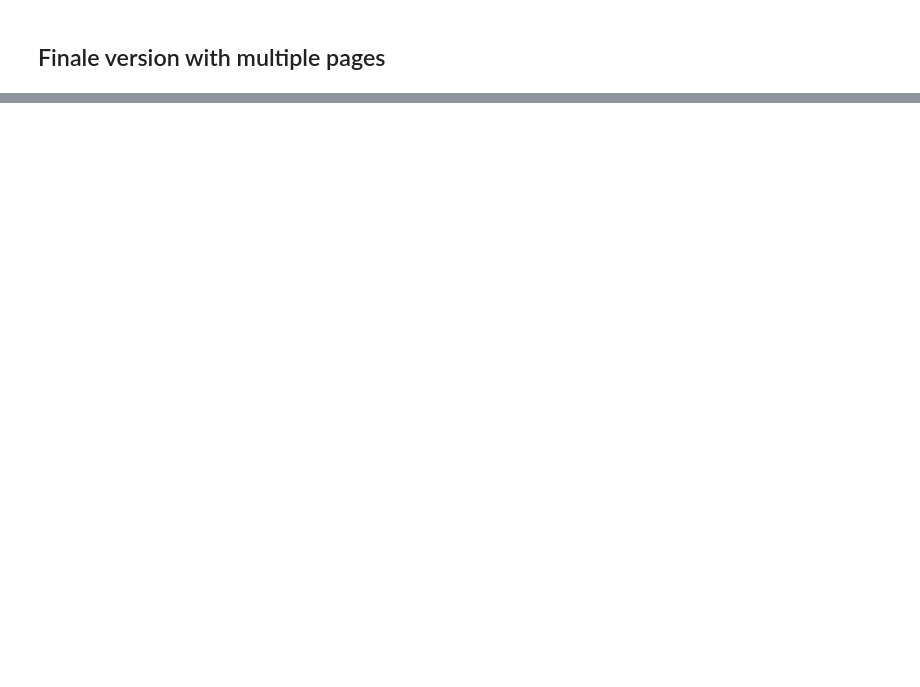
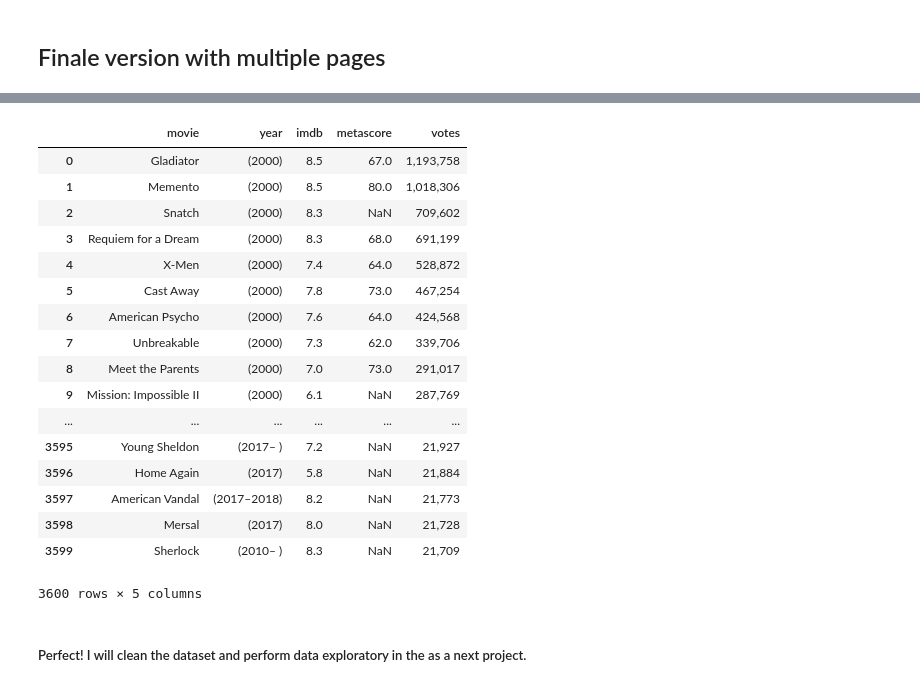
Before and after one commit to mirajpatel19/Portfolio, a Jupyter notebook: Projects/Web Scraping/IMDB Movies - Web Scraping.ipynb, the cells around one changed output, grey strips where cells are left out. Drawn from its saved outputs; the diff is of its cells as text; code cells hidden in the pictures; blank space fills up the shorter version.

Commit message:
Updated IMDB Movies - Web Scraping project

```diff
--- a/Projects/Web Scraping/IMDB Movies - Web Scraping.ipynb
+++ b/Projects/Web Scraping/IMDB Movies - Web Scraping.ipynb
@@ -259,0 +283,24 @@ len(names)
+# %%
+#Lets load the same dataset.
+pd.read_csv('movies.csv')
+# %% [output]
+|  | movie | year | imdb | metascore | votes |
+| 0 | Gladiator | (2000) | 8.5 | 67.0 | 1,193,758 |
+| 1 | Memento | (2000) | 8.5 | 80.0 | 1,018,306 |
+| 2 | Snatch | (2000) | 8.3 | NaN | 709,602 |
+| 3 | Requiem for a Dream | (2000) | 8.3 | 68.0 | 691,199 |
+| 4 | X-Men | (2000) | 7.4 | 64.0 | 528,872 |
+| 5 | Cast Away | (2000) | 7.8 | 73.0 | 467,254 |
+| 6 | American Psycho | (2000) | 7.6 | 64.0 | 424,568 |
+| 7 | Unbreakable | (2000) | 7.3 | 62.0 | 339,706 |
+| 8 | Meet the Parents | (2000) | 7.0 | 73.0 | 291,017 |
+| 9 | Mission: Impossible II | (2000) | 6.1 | NaN | 287,769 |
+| ... | ... | ... | ... | ... | ... |
+| 3595 | Young Sheldon | (2017– ) | 7.2 | NaN | 21,927 |
+| 3596 | Home Again | (2017) | 5.8 | NaN | 21,884 |
+| 3597 | American Vandal | (2017–2018) | 8.2 | NaN | 21,773 |
+| 3598 | Mersal | (2017) | 8.0 | NaN | 21,728 |
+| 3599 | Sherlock | (2010– ) | 8.3 | NaN | 21,709 |
+3600 rows × 5 columns
+# %% [markdown]
+##### Perfect! I will clean the dataset and perform data exploratory in the as a next project.
```
Also changed, not shown: parts of 10 cells of this notebook.
